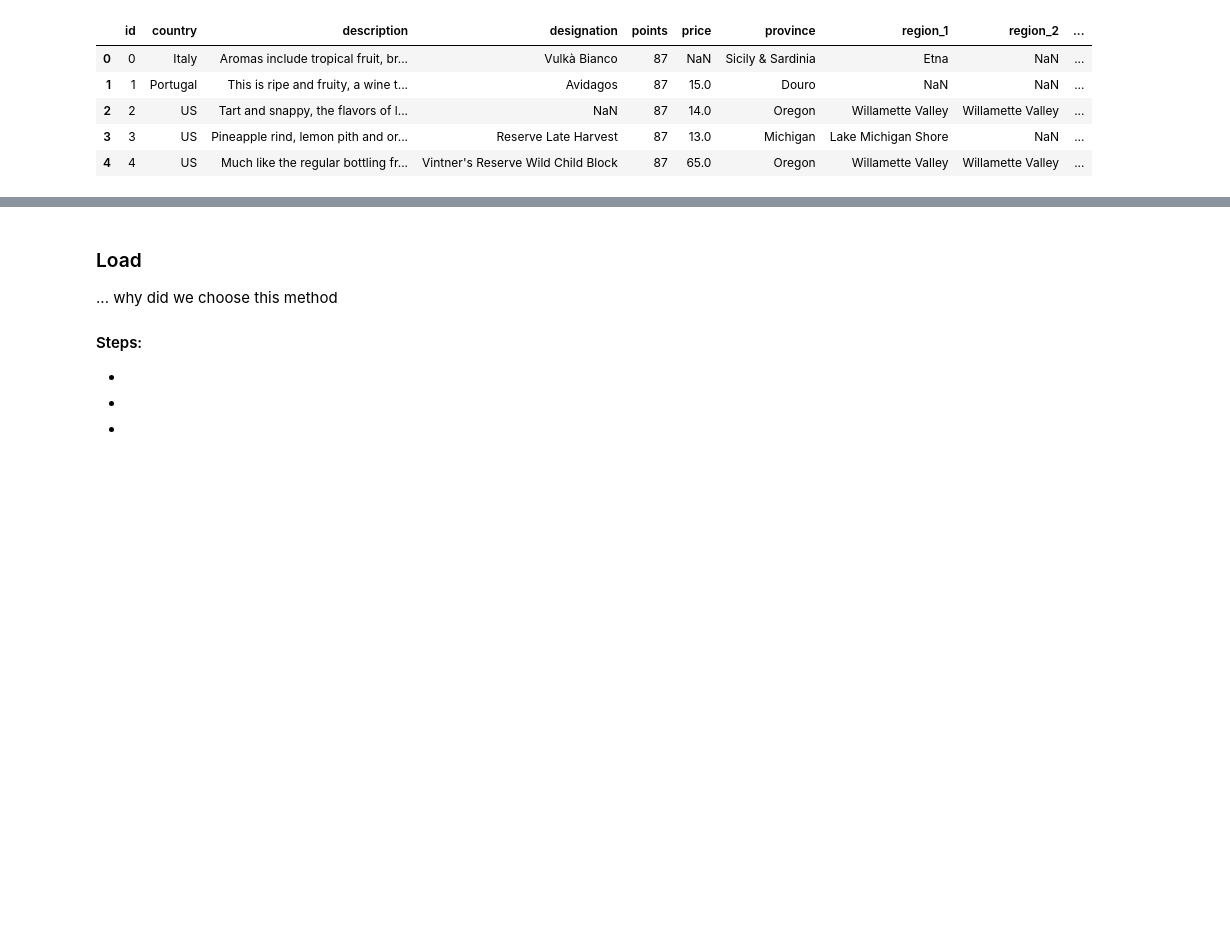
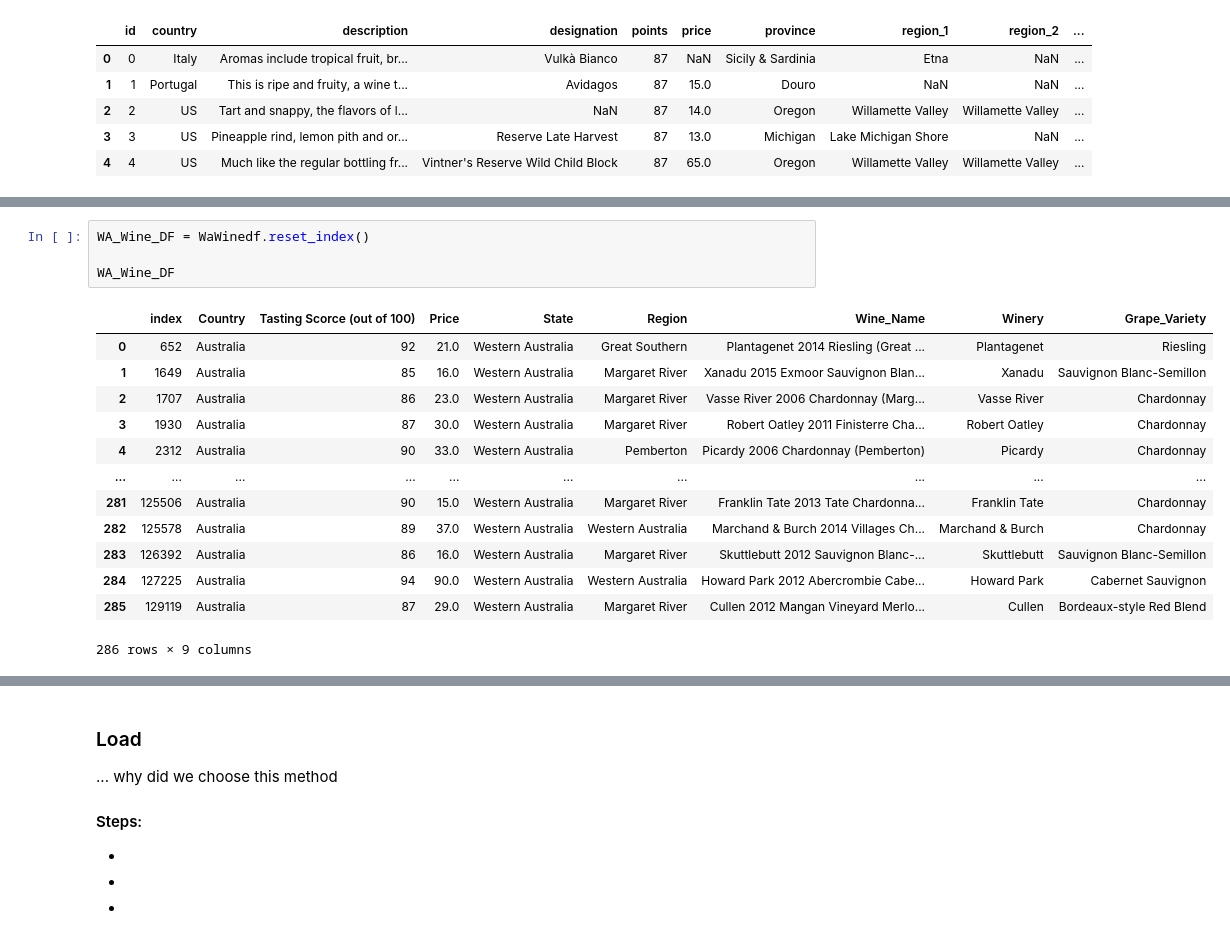
Before and after one commit to CarmenK2/ETL-project, a Jupyter notebook: vineyard.ipynb, the cells around one changed output, grey strips where cells are left out. Drawn from its saved outputs; the diff is of its cells as text; blank space fills up the shorter version.

```diff
--- a/vineyard.ipynb
+++ b/vineyard.ipynb
@@ -130,0 +131,18 @@ WaWinedf
+# %%
+WA_Wine_DF = WaWinedf.reset_index()
+
+WA_Wine_DF
+# %% [output]
+|  | index | Country | Tasting Scorce (out of 100) | Price | State | Region | Wine_Name | Winery | Grape_Variety |
+| 0 | 652 | Australia | 92 | 21.0 | Western Australia | Great Southern | Plantagenet 2014 Riesling (Great ... | Plantagenet | Riesling |
+| 1 | 1649 | Australia | 85 | 16.0 | Western Australia | Margaret River | Xanadu 2015 Exmoor Sauvignon Blan... | Xanadu | Sauvignon Blanc-Semillon |
+| 2 | 1707 | Australia | 86 | 23.0 | Western Australia | Margaret River | Vasse River 2006 Chardonnay (Marg... | Vasse River | Chardonnay |
+| 3 | 1930 | Australia | 87 | 30.0 | Western Australia | Margaret River | Robert Oatley 2011 Finisterre Cha... | Robert Oatley | Chardonnay |
+| 4 | 2312 | Australia | 90 | 33.0 | Western Australia | Pemberton | Picardy 2006 Chardonnay (Pemberton) | Picardy | Chardonnay |
+| ... | ... | ... | ... | ... | ... | ... | ... | ... | ... |
+| 281 | 125506 | Australia | 90 | 15.0 | Western Australia | Margaret River | Franklin Tate 2013 Tate Chardonna... | Franklin Tate | Chardonnay |
+| 282 | 125578 | Australia | 89 | 37.0 | Western Australia | Western Australia | Marchand & Burch 2014 Villages Ch... | Marchand & Burch | Chardonnay |
+| 283 | 126392 | Australia | 86 | 16.0 | Western Australia | Margaret River | Skuttlebutt 2012 Sauvignon Blanc-... | Skuttlebutt | Sauvignon Blanc-Semillon |
+| 284 | 127225 | Australia | 94 | 90.0 | Western Australia | Western Australia | Howard Park 2012 Abercrombie Cabe... | Howard Park | Cabernet Sauvignon |
+| 285 | 129119 | Australia | 87 | 29.0 | Western Australia | Margaret River | Cullen 2012 Mangan Vineyard Merlo... | Cullen | Bordeaux-style Red Blend |
+286 rows × 9 columns
```
Also changed, not shown: parts of 4 cells of this notebook, 1 other file.
